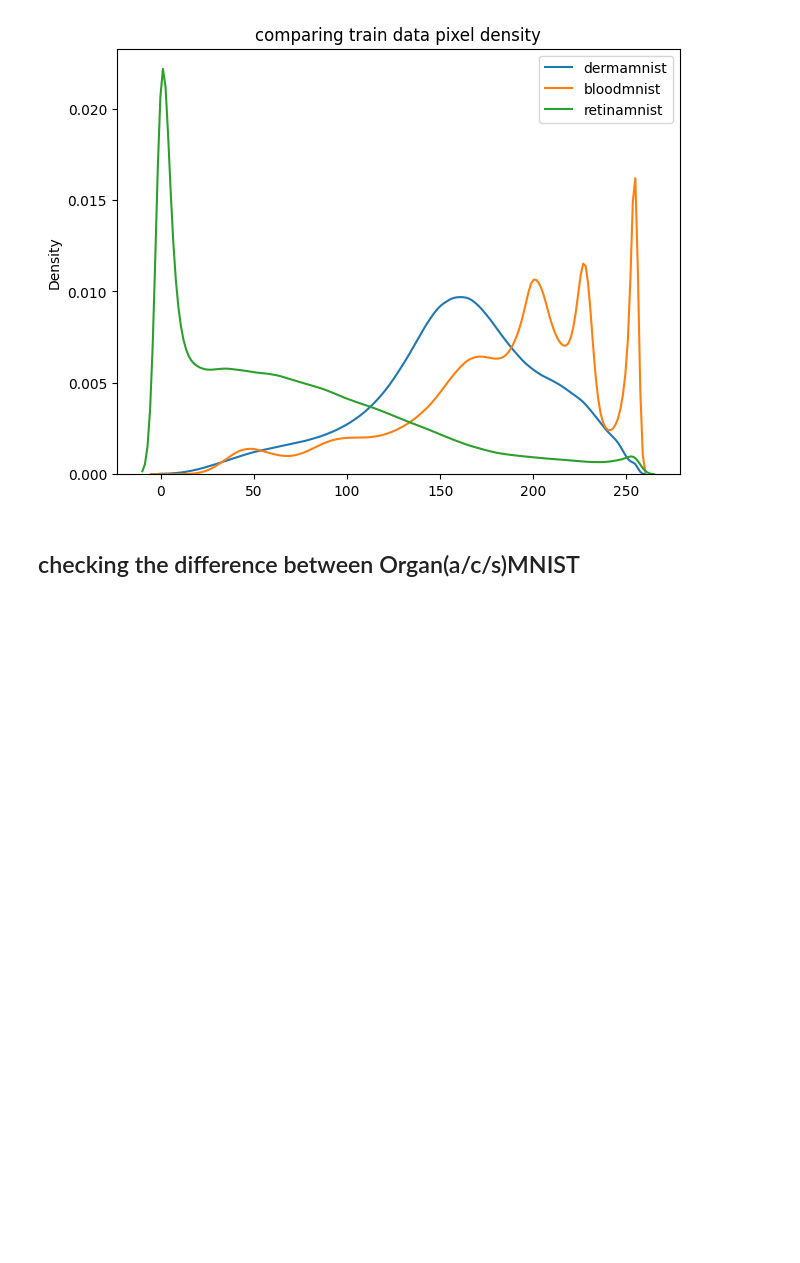
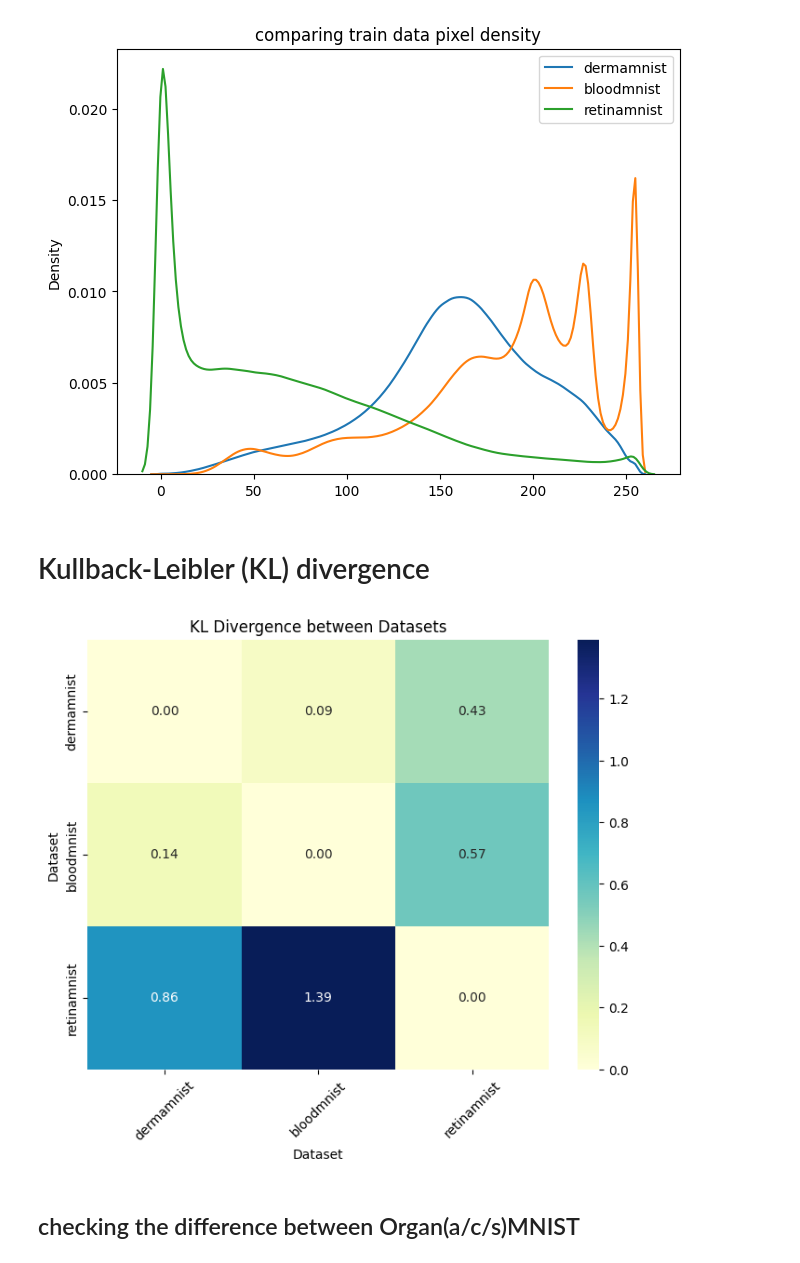
Before and after one commit to yasmine-mk/MedMNIST-useful-analysis, a Jupyter notebook: pixel_density.ipynb, the cells around one changed output. Drawn from its saved outputs; the diff is of its cells as text; code cells hidden in the pictures; blank space fills up the shorter version.

Commit message:
added KL-Divergence

```diff
--- a/pixel_density.ipynb
+++ b/pixel_density.ipynb
@@ -69,6 +89,47 @@ ax.legend()
 plt.show()
 # %% [output]
 [figure]
+# %% [markdown]
+# Kullback-Leibler (KL) divergence
+# %%
+def calculate_kl_divergence(data1, data2):
+    bins = 100  # Number of bins for the histograms
+    hist1, _ = np.histogram(data1, bins=bins, density=True)
+    hist2, _ = np.histogram(data2, bins=bins, density=True)
+    return kl_div(hist1, hist2).sum()
+# %%
+# Calculate KL divergence between datasets
+kl_divergences = {}
+for i in range(len(data)):
+    for j in range(len(data)):
+        if i != j:
+            ds1 = prepared_data[ds_names[i]]
+            ds2 = prepared_data[ds_names[j]]
+            kl_divergence = calculate_kl_divergence(ds1, ds2)
+            key = ds_names[i] + " vs " + ds_names[j]
+            kl_divergences[key] = kl_divergence
+
+# Convert the KL divergence values to a 2D array
+divergence_matrix = np.zeros((len(ds_names), len(ds_names)))
+for i, name_i in enumerate(ds_names):
+    for j, name_j in enumerate(ds_names):
+        if i != j:
+            key = name_i + " vs " + name_j
+            divergence_matrix[i, j] = kl_divergences[key]
+
+# Create the heatmap
+fig, ax = plt.subplots(figsize=(8, 6))
+sns.heatmap(divergence_matrix, cmap="YlGnBu", annot=True, fmt=".2f", xticklabels=ds_names, yticklabels=ds_names, ax=ax)
+ax.set_title("KL Divergence between Datasets")
+ax.set_xlabel("Dataset")
+ax.set_ylabel("Dataset")
+
+# Rotate the x-axis labels for better visibility
+plt.xticks(rotation=45)
+
+plt.show()
+# %% [output]
+[figure, added]
 # %% [markdown]
 ## checking the difference between Organ(a/c/s)MNIST
 # %%
```
Also changed, not shown: parts of 11 cells of this notebook.
